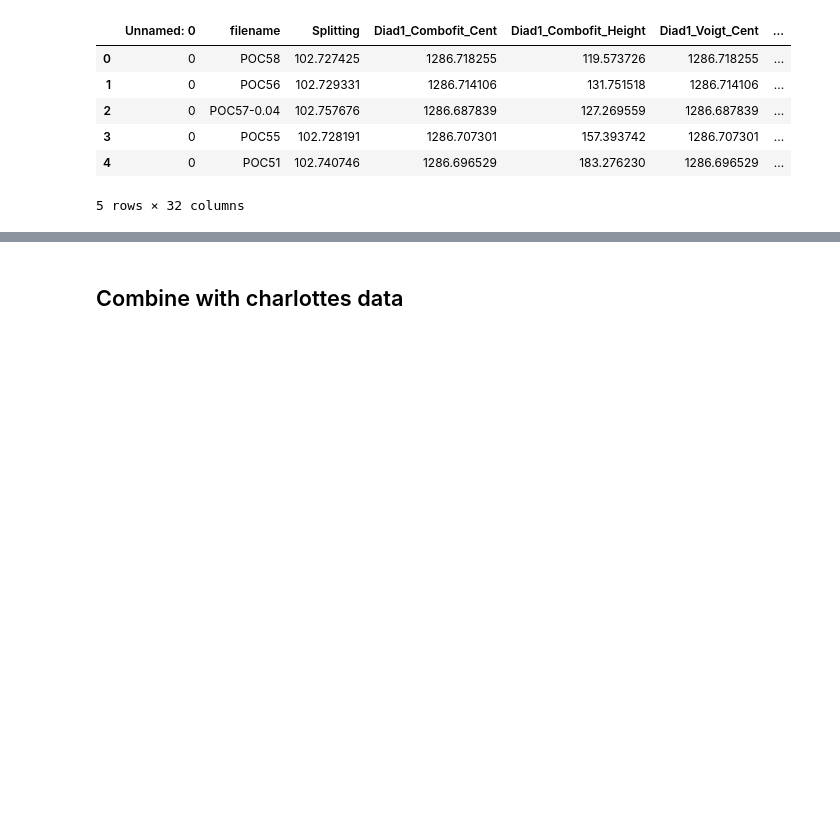
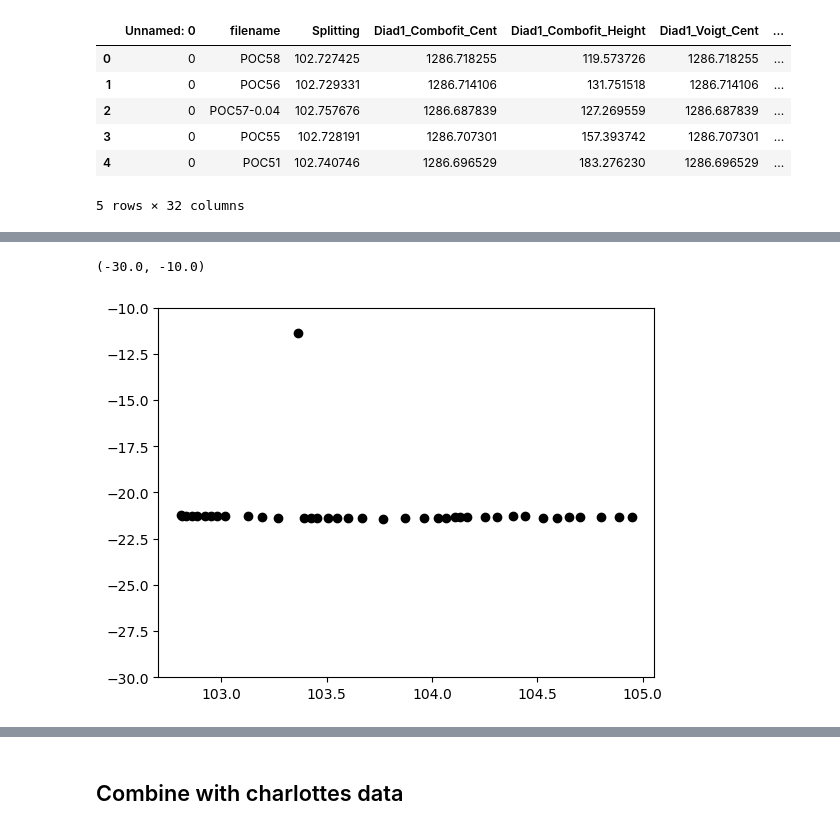
Before and after one commit to PennyWieser/DiadFit, a Jupyter notebook: docs/Examples/Diad_Fitting_Nov22nd2022/Stitch_Outputs_Together.ipynb, the cells around one changed output, grey strips where cells are left out. Cells and saved outputs as stored; diff of their text form; code cells hidden in the pictures; blank space fills up the shorter version.

```diff
--- a/docs/Examples/Diad_Fitting_Nov22nd2022/Stitch_Outputs_Together.ipynb
+++ b/docs/Examples/Diad_Fitting_Nov22nd2022/Stitch_Outputs_Together.ipynb
@@ -29,0 +43,6 @@ df2.head()
+# %%
+plt.plot(df2['Splitting'], df2['Diad2_Combofit_Cent']-df2['HB2_Cent'], 'ok')
+plt.ylim([-30, -10])
+# %% [output]
+(-30.0, -10.0)
+[figure, added]
```
Also changed, not shown: parts of 7 cells of this notebook.
